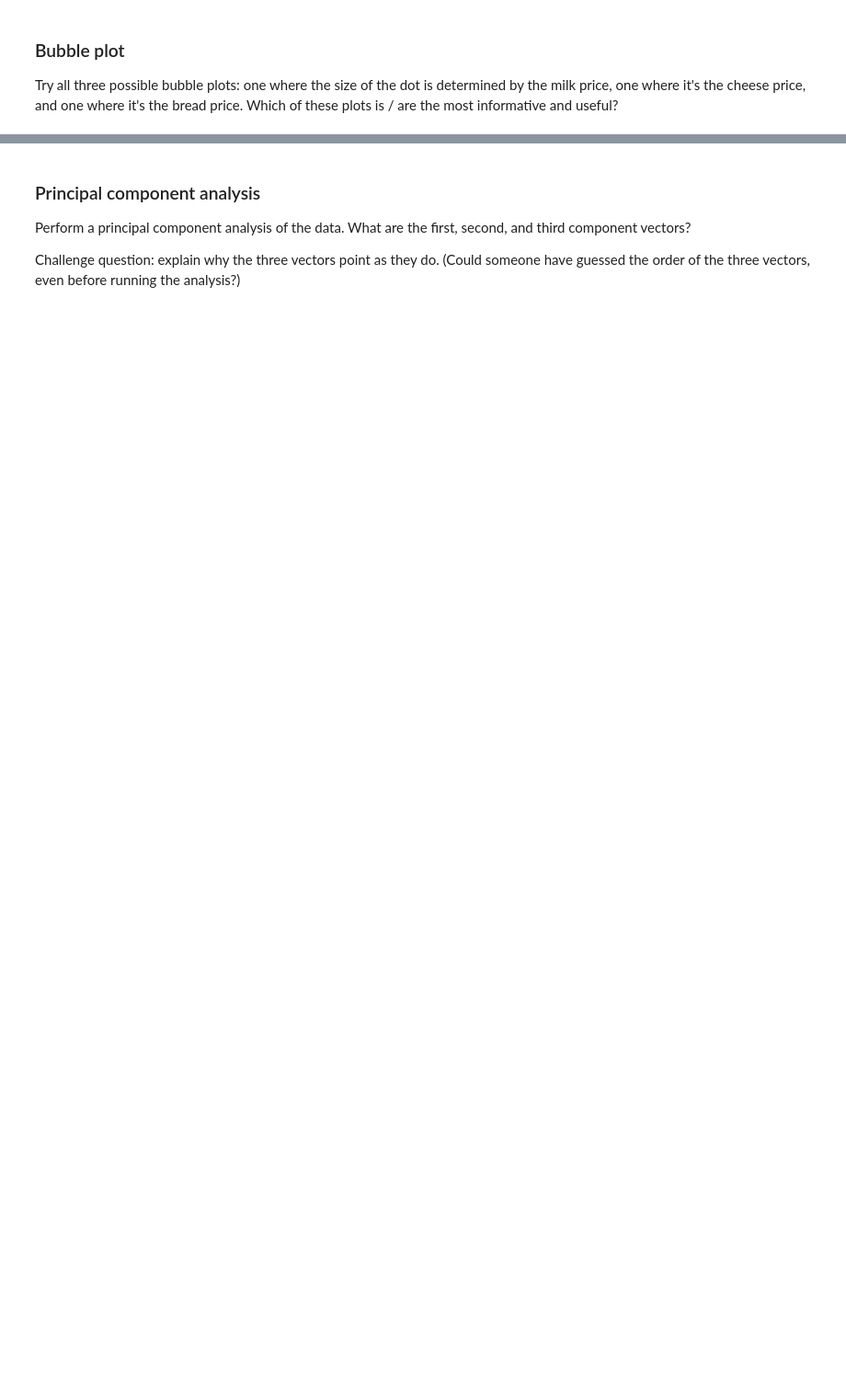
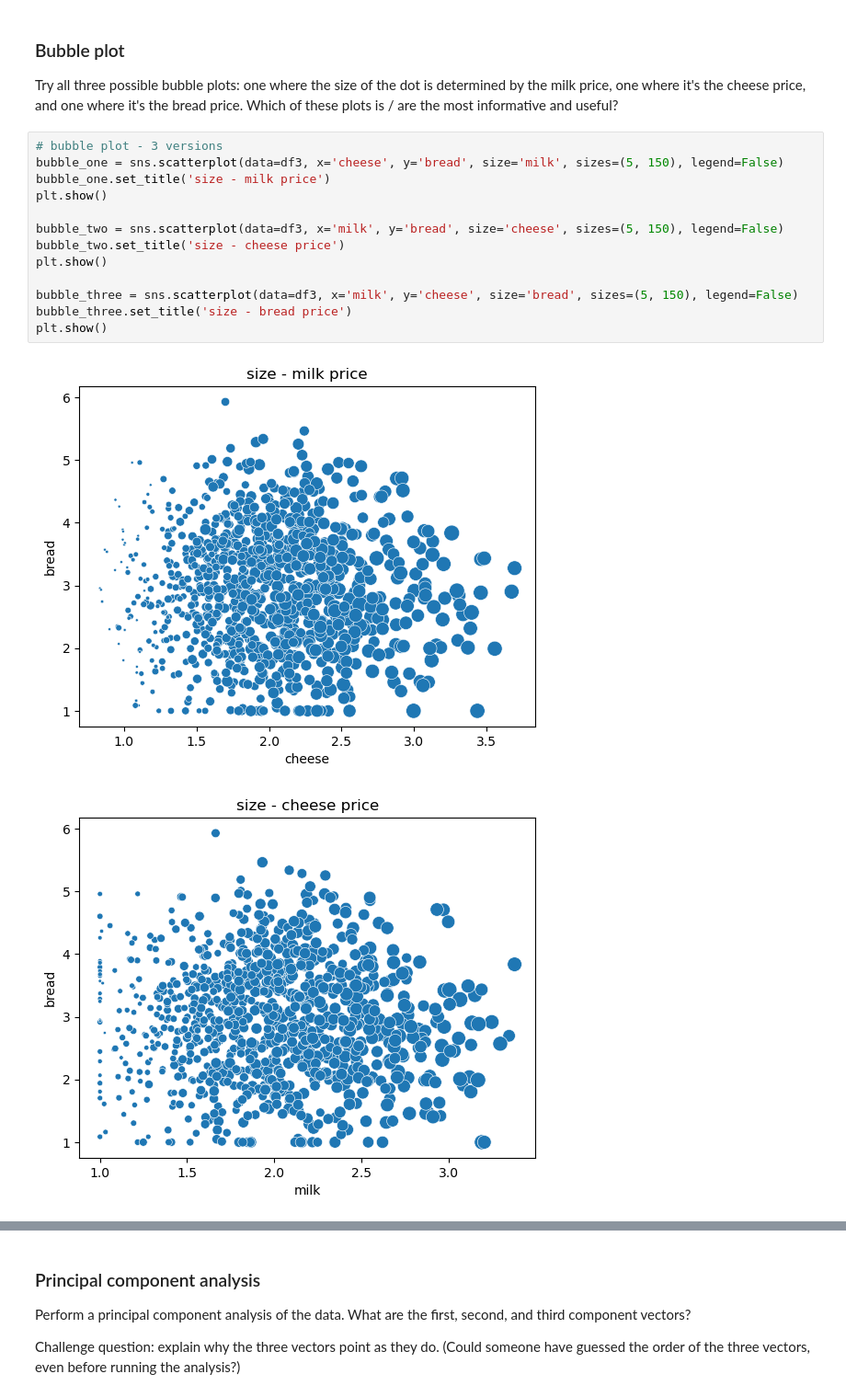
Before and after one commit to keshleem/dx699-summerai-homework8, a Jupyter notebook: Week8.ipynb, the cells around one changed output, grey strips where cells are left out. Shown at 92% size. Drawn from its saved outputs; the diff is of its cells as text; blank space fills up the shorter version.

```diff
--- a/Week8.ipynb
+++ b/Week8.ipynb
@@ -248,3 +251,19 @@ Text(0.5, 1.0, 'Store counts by milk price and cheese price')
 ### Bubble plot
 
 Try all three possible bubble plots: one where the size of the dot is determined by the milk price, one where it's the cheese price, and one where it's the bread price.  Which of these plots is / are the most informative and useful?
+# %%
+# bubble plot - 3 versions
+bubble_one = sns.scatterplot(data=df3, x='cheese', y='bread', size='milk', sizes=(5, 150), legend=False)
+bubble_one.set_title('size - milk price')
+plt.show()
+
+bubble_two = sns.scatterplot(data=df3, x='milk', y='bread', size='cheese', sizes=(5, 150), legend=False)
+bubble_two.set_title('size - cheese price')
+plt.show()
+
+bubble_three = sns.scatterplot(data=df3, x='milk', y='cheese', size='bread', sizes=(5, 150), legend=False)
+bubble_three.set_title('size - bread price')
+plt.show()
+# %% [output]
+[figure, added]
+[figure, added]
```
Also changed, not shown: parts of 6 cells of this notebook.
